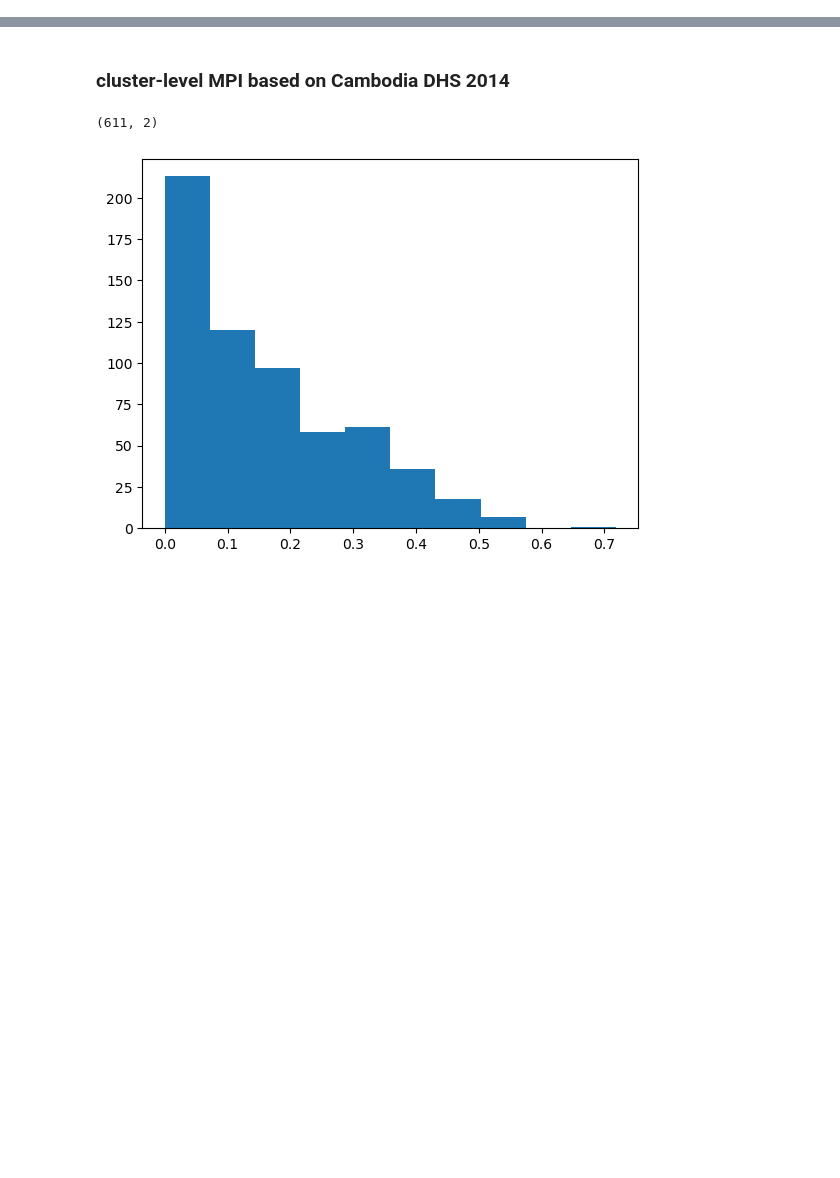
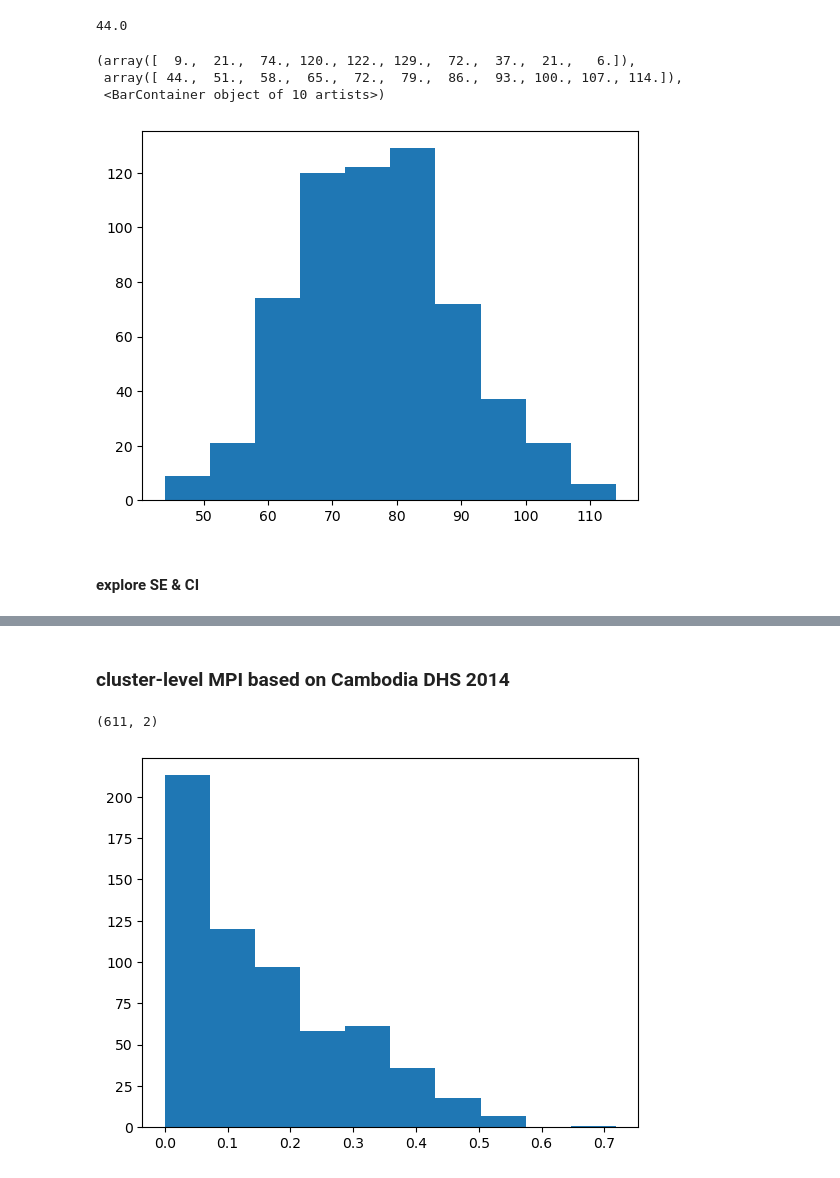
Before and after one commit to sig-gis/mpi, a Jupyter notebook: code/MPI/analysis.ipynb, the cells around one changed output, grey strips where cells are left out. Cells and saved outputs as stored; diff of their text form; code cells hidden in the pictures; blank space fills up the shorter version.

```diff
--- a/code/MPI/analysis.ipynb
+++ b/code/MPI/analysis.ipynb
@@ -9,0 +44,13 @@ outfd_path = code_path.parent.parent / 'output'
+# %%
+# number of people with complete info, thus used to calculate MPI & CI
+n_ppl_no_mis_s = df.tot_samp_ppl * (100 - df.ppt_samp_ppl_mis) / 100
+print(n_ppl_no_mis_s.min())  # at least 44
+plt.hist(n_ppl_no_mis_s)
+# %% [output]
+44.0
+(array([  9.,  21.,  74., 120., 122., 129.,  72.,  37.,  21.,   6.]),
+ array([ 44.,  51.,  58.,  65.,  72.,  79.,  86.,  93., 100., 107., 114.]),
+ <BarContainer object of 10 artists>)
+[figure, added]
+# %% [markdown]
+#### explore SE & CI
```
Also changed, not shown: parts of 17 cells of this notebook, 7 other files.
